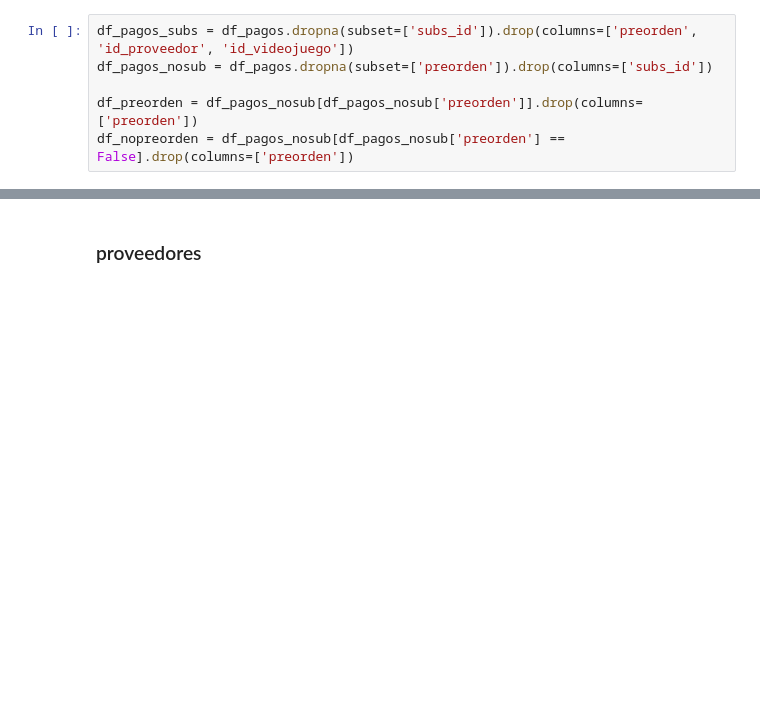
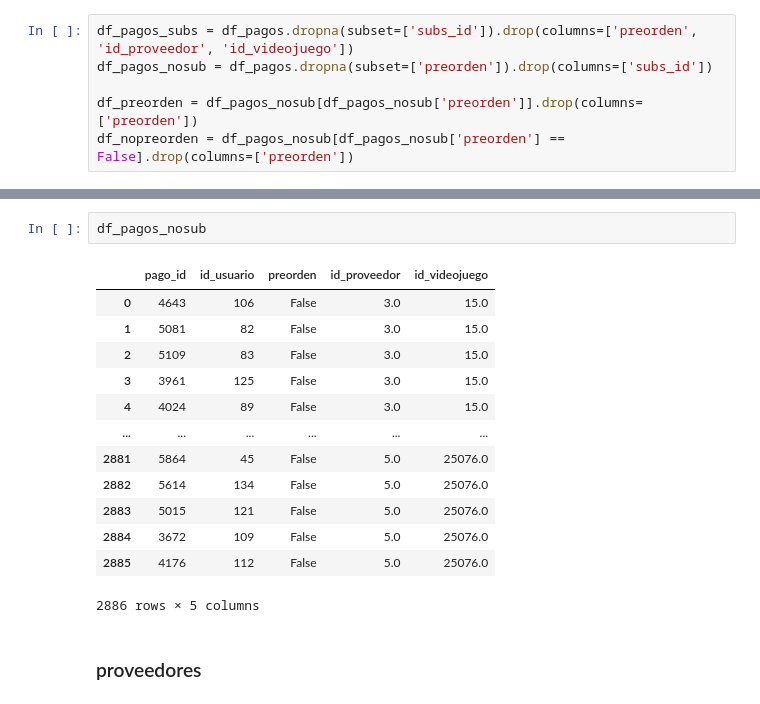
Before and after one commit to VicenteGarayR/Gatos-de-base, a Jupyter notebook: Entrega3/CSV/data_par.ipynb, the cells around one changed output, grey strips where cells are left out. Drawn from its saved outputs; the diff is of its cells as text; blank space fills up the shorter version.

```diff
--- a/Entrega3/CSV/data_par.ipynb
+++ b/Entrega3/CSV/data_par.ipynb
@@ -117,3 +169,19 @@ df_nopreorden = df_pagos_nosub[df_pagos_nosub['preorden'] == False].drop(columns
+# %%
+df_pagos_nosub
+# %% [output]
+|  | pago_id | id_usuario | preorden | id_proveedor | id_videojuego |
+| 0 | 4643 | 106 | False | 3.0 | 15.0 |
+| 1 | 5081 | 82 | False | 3.0 | 15.0 |
+| 2 | 5109 | 83 | False | 3.0 | 15.0 |
+| 3 | 3961 | 125 | False | 3.0 | 15.0 |
+| 4 | 4024 | 89 | False | 3.0 | 15.0 |
+| ... | ... | ... | ... | ... | ... |
+| 2881 | 5864 | 45 | False | 5.0 | 25076.0 |
+| 2882 | 5614 | 134 | False | 5.0 | 25076.0 |
+| 2883 | 5015 | 121 | False | 5.0 | 25076.0 |
+| 2884 | 3672 | 109 | False | 5.0 | 25076.0 |
+| 2885 | 4176 | 112 | False | 5.0 | 25076.0 |
+2886 rows × 5 columns
 # %% [markdown]
 ### proveedores
 # %%
```
Also changed, not shown: parts of 19 cells of this notebook.
